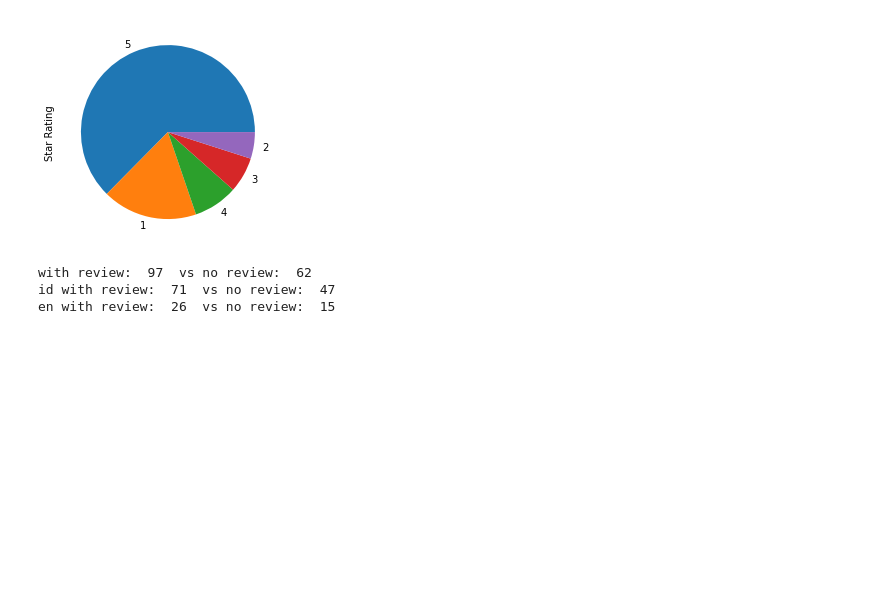
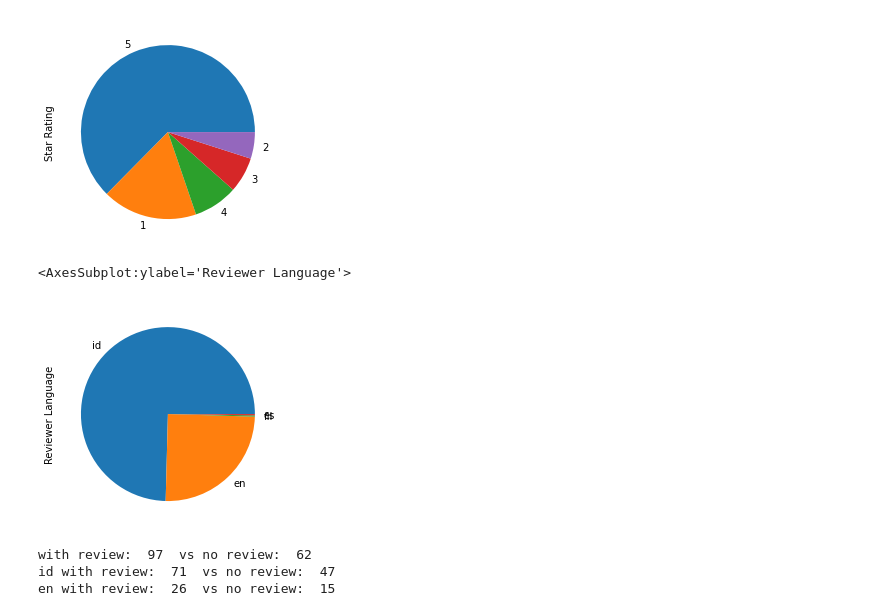
Before and after one commit to andaeys/ranalyzer, a Jupyter notebook: read_csv.ipynb, the cells around one changed output. Cells and saved outputs as stored; diff of their text form; code cells hidden in the pictures; blank space fills up the shorter version.

```diff
--- a/read_csv.ipynb
+++ b/read_csv.ipynb
@@ -60,6 +60,11 @@ raw_data['Star Rating'].value_counts().plot(kind='pie')
 # %% [output]
 <AxesSubplot:ylabel='Star Rating'>
 [figure]
+# %%
+raw_data['Reviewer Language'].value_counts().plot(kind='pie')
+# %% [output]
+<AxesSubplot:ylabel='Reviewer Language'>
+[figure, added]
 # %%
 is_bad_rating = raw_data['Star Rating'] <= 4
 is_review_available = pd.notnull(raw_data['Review Text'])
```
Also changed, not shown: parts of 1 cell of this notebook.
